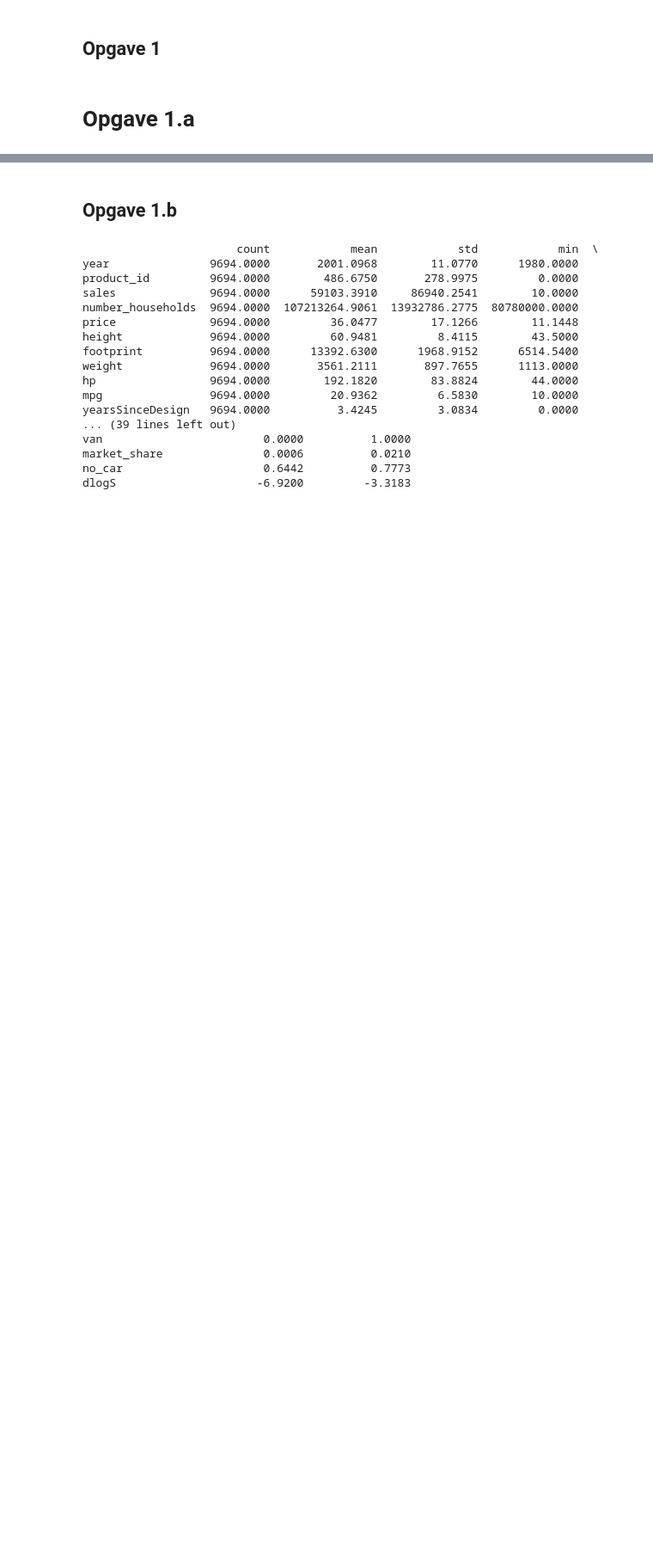
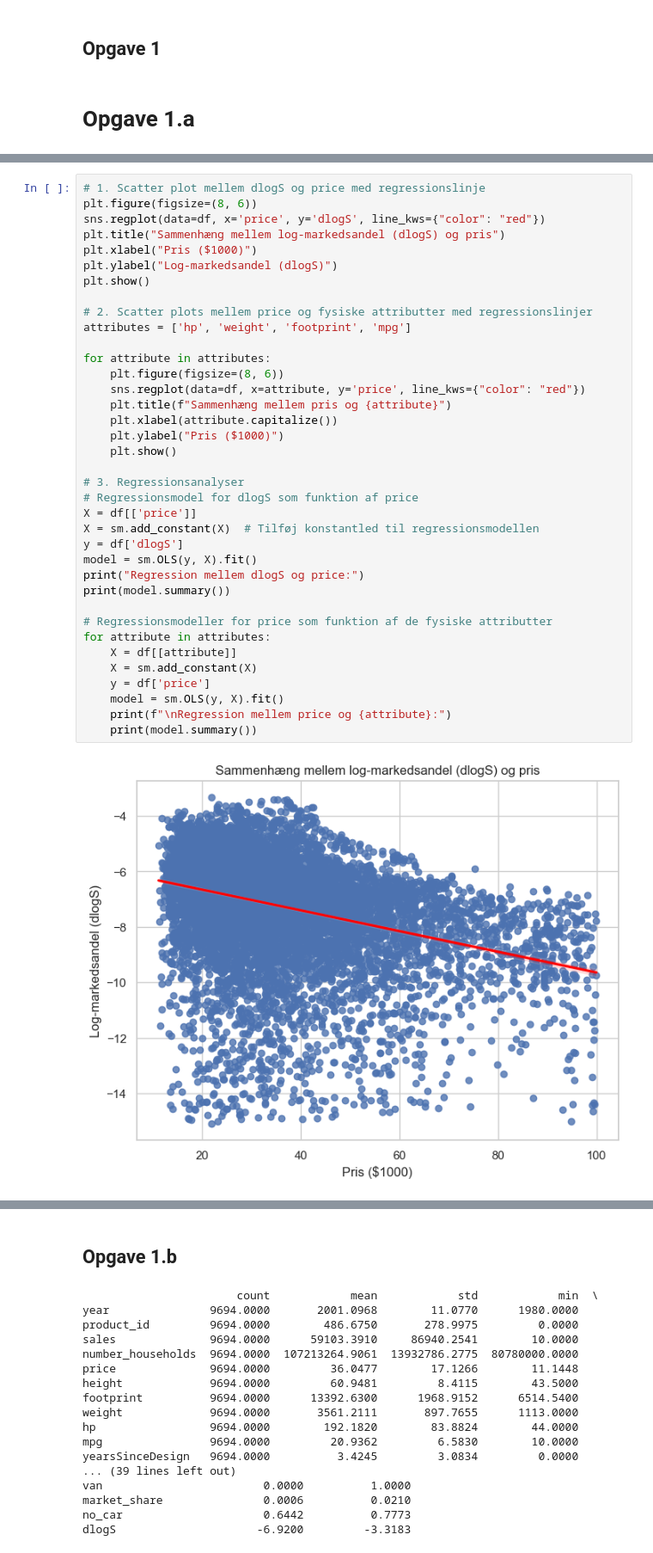
Before and after one commit to Maja0lsen/eksempel, a Jupyter notebook: Eksamen.ipynb, the cells around one changed output, grey strips where cells are left out. Shown at 86% size. Saved outputs shown, nothing was run; the diff lists cells and outputs as text; blank space fills up the shorter version.

```diff
--- a/Eksamen.ipynb
+++ b/Eksamen.ipynb
@@ -44,0 +64,39 @@ print(describe_df)
+# %%
+# 1. Scatter plot mellem dlogS og price med regressionslinje
+plt.figure(figsize=(8, 6))
+sns.regplot(data=df, x='price', y='dlogS', line_kws={"color": "red"})
+plt.title("Sammenhæng mellem log-markedsandel (dlogS) og pris")
+plt.xlabel("Pris ($1000)")
+plt.ylabel("Log-markedsandel (dlogS)")
+plt.show()
+
+# 2. Scatter plots mellem price og fysiske attributter med regressionslinjer
+attributes = ['hp', 'weight', 'footprint', 'mpg']
+
+for attribute in attributes:
+    plt.figure(figsize=(8, 6))
+    sns.regplot(data=df, x=attribute, y='price', line_kws={"color": "red"})
+    plt.title(f"Sammenhæng mellem pris og {attribute}")
+    plt.xlabel(attribute.capitalize())
+    plt.ylabel("Pris ($1000)")
+    plt.show()
+
+# 3. Regressionsanalyser
+# Regressionsmodel for dlogS som funktion af price
+X = df[['price']]
+X = sm.add_constant(X)  # Tilføj konstantled til regressionsmodellen
+y = df['dlogS']
+model = sm.OLS(y, X).fit()
+print("Regression mellem dlogS og price:")
+print(model.summary())
+
+# Regressionsmodeller for price som funktion af de fysiske attributter
+for attribute in attributes:
+    X = df[[attribute]]
+    X = sm.add_constant(X)
+    y = df['price']
+    model = sm.OLS(y, X).fit()
+    print(f"\nRegression mellem price og {attribute}:")
+    print(model.summary())
+# %% [output]
+[figure, added]
```
Also changed, not shown: parts of 4 cells of this notebook.
